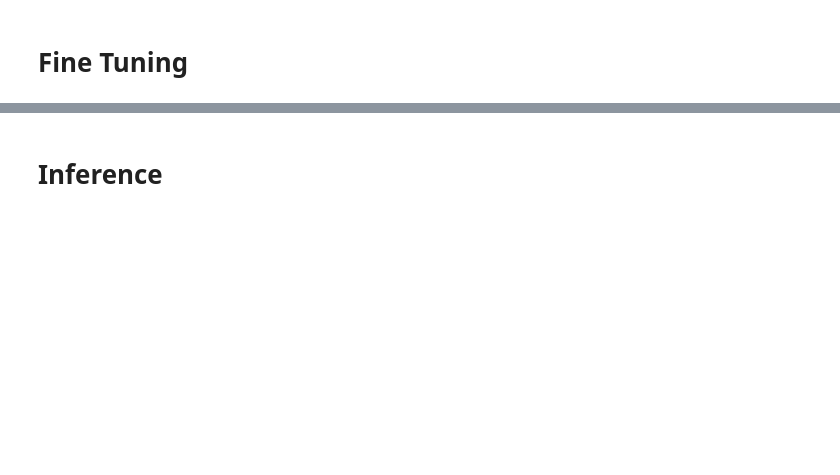
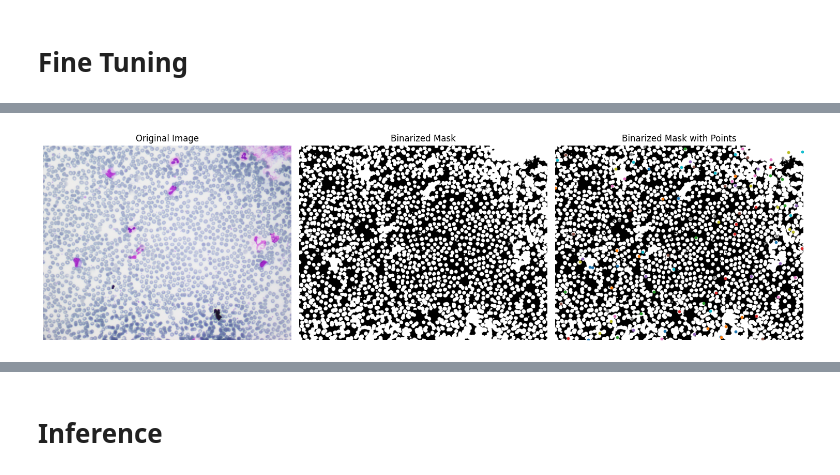
Before and after one commit to shaunak-badani/Computer-Vision-Project, a Jupyter notebook: notebooks/fine_tune_sam2.ipynb, the cells around one changed output, grey strips where cells are left out. Saved outputs shown, nothing was run; the diff lists cells and outputs as text; code cells hidden in the pictures; blank space fills up the shorter version.

```diff
--- a/notebooks/fine_tune_sam2.ipynb
+++ b/notebooks/fine_tune_sam2.ipynb
@@ -164,0 +129,84 @@ predictor = SAM2ImagePredictor(sam2_model)
+# %%
+def read_batch(data, visualize_data=False):
+   # Select a random entry
+   ent = data[np.random.randint(len(data))]
+
+   # Get full paths
+   Img = cv2.imread(ent["image"])[..., ::-1]  # Convert BGR to RGB
+   ann_map = cv2.imread(ent["annotation"], cv2.IMREAD_GRAYSCALE)  # Read annotation as grayscale
+
+   if visualize_data:
+       print(f"Image Chosen: {ent['image']}")
+
+   if Img is None or ann_map is None:
+       print(f"Error: Could not read image or mask from path {ent['image']} or {ent['annotation']}")
+       return None, None, None, 0
+
+   # Resize image and mask
+   r = np.min([1024 / Img.shape[1], 1024 / Img.shape[0]])  # Scaling factor
+   Img = cv2.resize(Img, (int(Img.shape[1] * r), int(Img.shape[0] * r)))
+   ann_map = cv2.resize(ann_map, (int(ann_map.shape[1] * r), int(ann_map.shape[0] * r)), interpolation=cv2.INTER_NEAREST)
+
+   # Convert to binary mask (0 for background, 1 for masked region)
+   binary_mask = np.where(ann_map == 255, 0, 1).astype(np.uint8)
+
+   # Erode the binary mask to avoid boundary points
+   eroded_mask = cv2.erode(binary_mask, np.ones((5, 5), np.uint8), iterations=1)
+
+   # Get all coordinates inside the eroded mask (where the mask value is 1)
+   coords = np.argwhere(eroded_mask > 0)
+
+   # Select random points from the eroded mask
+   num_points = 100  # Number of points to select
+
+   # Randomly sample points from `coords` if there are enough points
+   if len(coords) > num_points:
+        points = coords[np.random.choice(len(coords), num_points, replace=False)]
+   else:
+        points = coords  # If fewer points exist, use all of them
+
+   # Reformat points to (x, y) from (y, x)
+   points = np.array([[p[1], p[0]] for p in points])
+
+   if visualize_data:
+        # Plotting the images and points
+        plt.figure(figsize=(15, 5))
+
+        # Original Image
+        plt.subplot(1, 3, 1)
+        plt.title('Original Image')
+        plt.imshow(Img)
+        plt.axis('off')
+
+        # Segmentation Mask (binary_mask)
+        plt.subplot(1, 3, 2)
+        plt.title('Binarized Mask')
+        plt.imshow(binary_mask, cmap='gray')
+        plt.axis('off')
+
+        # Mask with Points in Different Colors
+        plt.subplot(1, 3, 3)
+        plt.title('Binarized Mask with Points')
+        plt.imshow(binary_mask, cmap='gray')
+
+        # Plot points in different colors
+        colors = list(mcolors.TABLEAU_COLORS.values())
+        for i, point in enumerate(points):
+            plt.scatter(point[0], point[1], c=colors[i % len(colors)], s=10, label=f'Point {i+1}')  # Corrected to plot y, x order
+
+        # plt.legend()
+        plt.axis('off')
+
+        plt.tight_layout()
+        plt.show()
+
+   binary_mask = np.expand_dims(binary_mask, axis=-1)  # Now shape is (1024, 1024, 1)
+   binary_mask = binary_mask.transpose((2, 0, 1))
+   points = np.expand_dims(points, axis=1)
+
+   # Return the image, binarized mask, points, and number of masks
+   return Img, binary_mask, points, num_points
+
+# Visualize the data
+Img1, masks1, points1, num_masks = read_batch(train_data, visualize_data=True)
+# %% [output]
@@ -165 +214,2 @@ predictor = SAM2ImagePredictor(sam2_model)
+[figure, added]
 # %%
```
Also changed, not shown: parts of 36 cells of this notebook, 4 other files.
